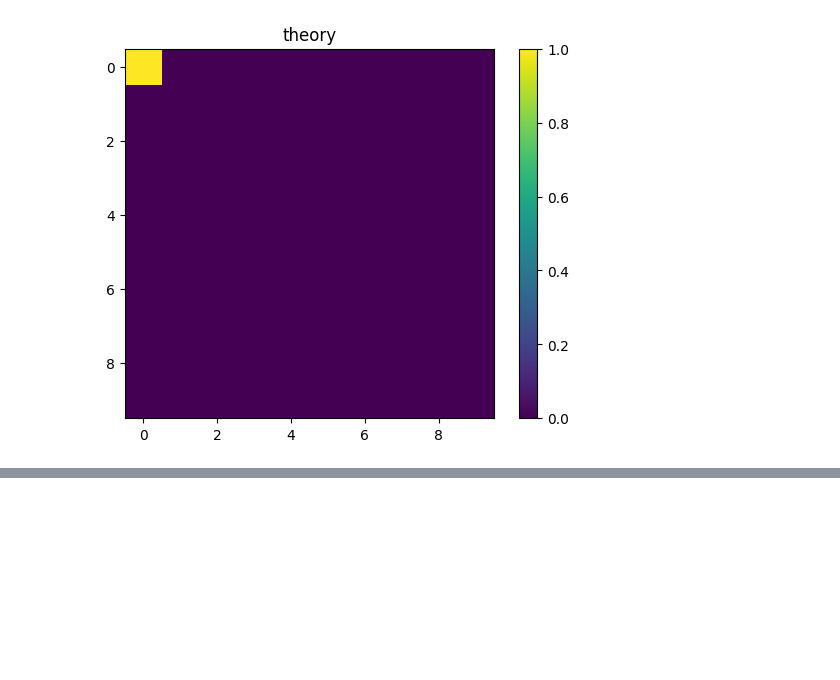
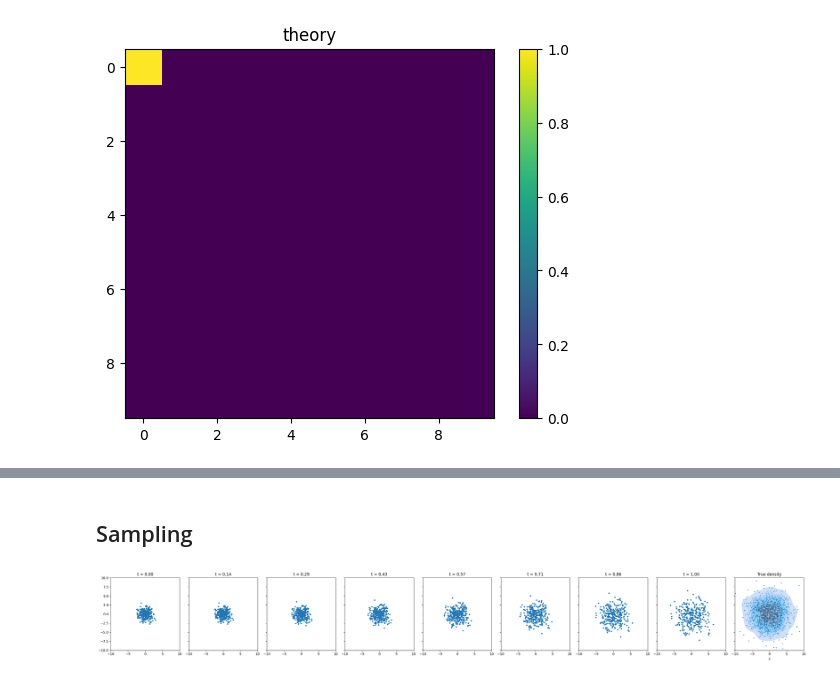
Before and after one commit to augustin-bresset/ml-research-seminar, a Jupyter notebook: Test_basis.ipynb, the cells around one changed output, grey strips where cells are left out. Cells and saved outputs as stored; diff of their text form; code cells hidden in the pictures; blank space fills up the shorter version.

```diff
--- a/Test_basis.ipynb
+++ b/Test_basis.ipynb
@@ -391,0 +457,11 @@ plt.show()
+# %%
+torch.manual_seed(SEED)
+# 1) Dataset FIXE : X_0 = data
+N = 100_000
+batch_size = 256
+
+#x0_all = torch.tensor(make_moons(N, noise=0.1, random_state=SEED)[0], dtype=torch.float32)  # data = X_0
+x0_all = torch.randn(N, 100) * 3.0 # data
+
+dataset = TensorDataset(x0_all)
+loader = DataLoader(dataset, batch_size=batch_size, shuffle=True, drop_last=True)
@@ -391,0 +494,52 @@ plt.show()
+# %% [markdown]
+## Sampling
+# %%
+torch.manual_seed(SEED)
+KDE_PLOT = True
+
+x = torch.randn(300, 100)
+n_steps = 7
+fig, axes = plt.subplots(1, n_steps + 2, figsize=(30, 4), sharex=True, sharey=True)
+time_steps = torch.linspace(0, 1.0, n_steps + 1)
+
+axes[0].scatter(x.detach()[:, 0], x.detach()[:, 1], s=10)
+axes[0].set_title(f't = {time_steps[0]:.2f}')
+axes[0].set_xlim(-10.0, 10.0)
+axes[0].set_ylim(-10.0, 10.0)
+
+for i in range(n_steps):
+    x = flow.step(x_t=x, t_start=time_steps[i], t_end=time_steps[i + 1])
+    axes[i + 1].scatter(x.detach()[:, 0], x.detach()[:, 1], s=10)
+    axes[i + 1].set_title(f't = {time_steps[i + 1]:.2f}')
+
+# True density
+LIMIT = 1000
+
+df = pd.DataFrame({"x": x0_all.detach()[:LIMIT, 0], "y": x0_all.detach()[:LIMIT, 1]})
+
+# Scatter
+sns.scatterplot(
+    data=df, x="x", y="y",
+    s=6, alpha=1, edgecolor=None,
+    color="tab:blue", ax=axes[-1]
+)
+
+if KDE_PLOT:
+    # KDE contour lines (few levels)
+    sns.kdeplot(
+        data=df, x="x", y="y",
+        levels=10,          # few contour lines
+        thresh=0.05,
+        color="tab:blue",
+        linewidths=1.2,
+        fill=True, alpha=0.5,
+        bw_adjust=1,     # tune smoothness
+        ax=axes[-1]
+    )
+axes[-1].set_title(f'True density')
+
+
+plt.tight_layout()
+plt.show()
+# %% [output]
+[figure, added]
```
Also changed, not shown: parts of 27 cells of this notebook, 1 other file.
